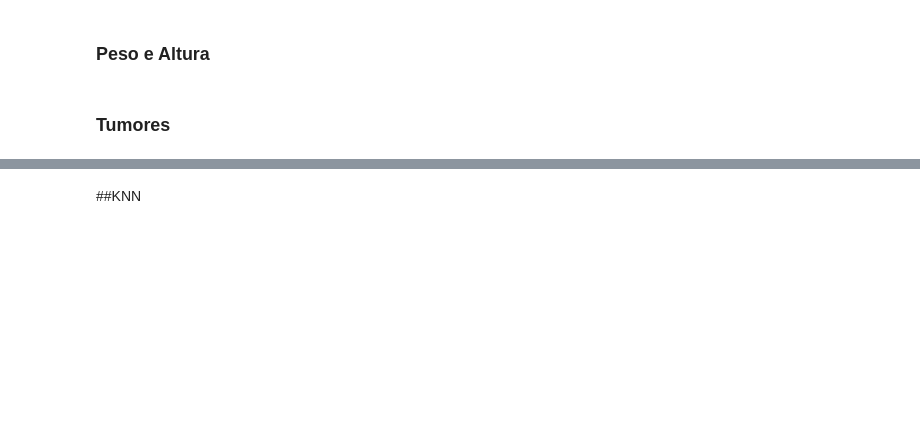
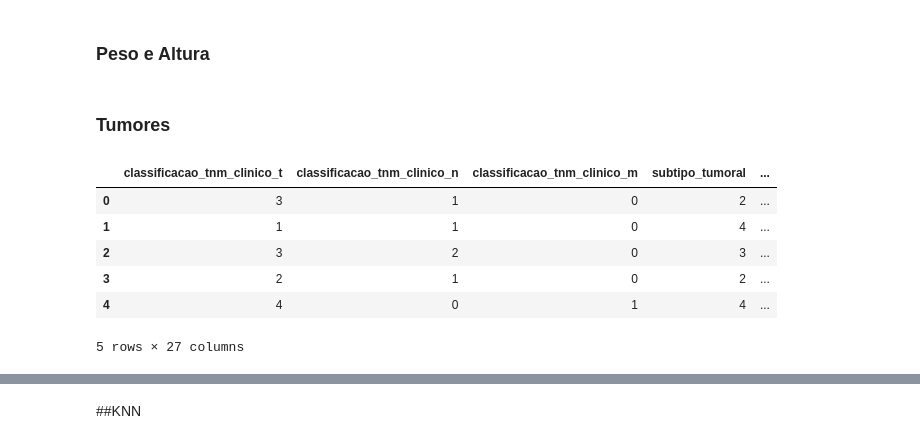
Before and after one commit to 2023M3T5-Inteli/grupo4, a Jupyter notebook: notebooks/Sprint 4.ipynb, the cells around one changed output, grey strips where cells are left out. Drawn from its saved outputs; the diff is of its cells as text; code cells hidden in the pictures; blank space fills up the shorter version.

```diff
--- a/notebooks/Sprint 4.ipynb
+++ b/notebooks/Sprint 4.ipynb
@@ -1162,3 +1194,13 @@ px.box(df[['subtipo_tumoral', 'ki67_qtd', 'progesterona_qtd', 'estrogenio_qtd']]
 ### Peso e Altura
 # %% [markdown]
 ### Tumores
+# %%
+df_x.head()
+# %% [output]
+|  | classificacao_tnm_clinico_t | classificacao_tnm_clinico_n | classificacao_tnm_clinico_m | subtipo_tumoral | ... |
+| 0 | 3 | 1 | 0 | 2 | ... |
+| 1 | 1 | 1 | 0 | 4 | ... |
+| 2 | 3 | 2 | 0 | 3 | ... |
+| 3 | 2 | 1 | 0 | 2 | ... |
+| 4 | 4 | 0 | 1 | 4 | ... |
+5 rows × 27 columns
```
Also changed, not shown: parts of 25 cells of this notebook.
